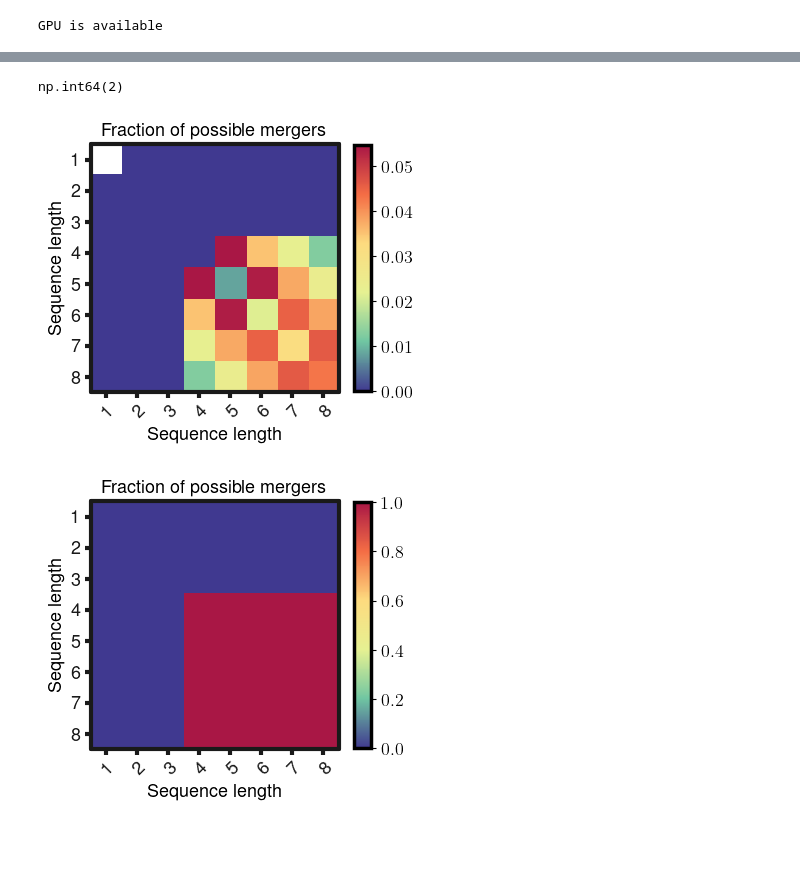
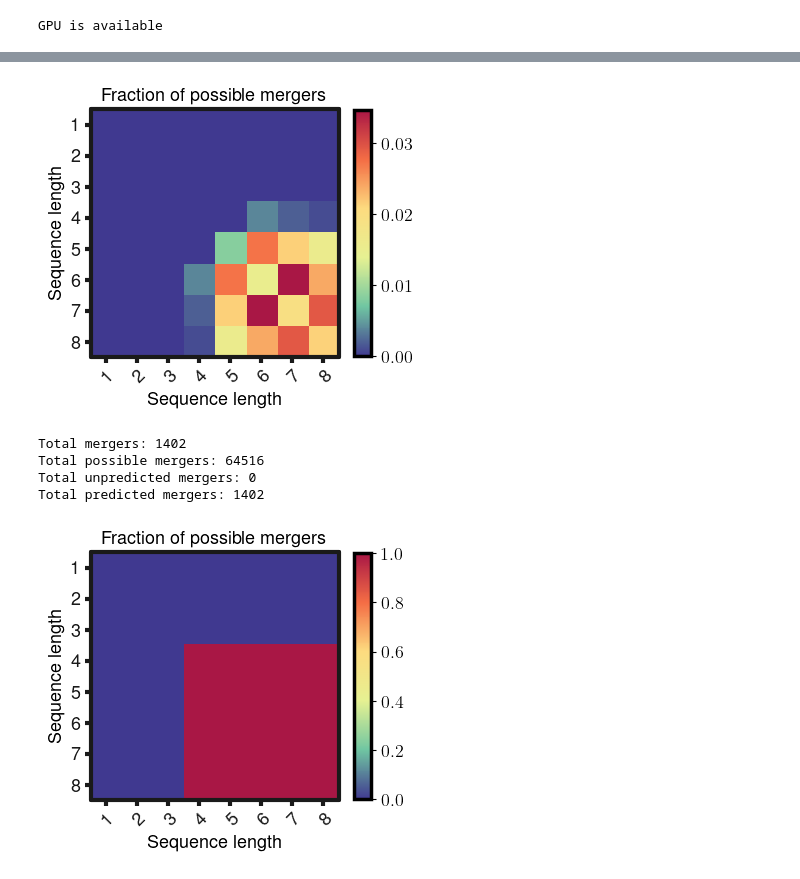
Before and after one commit to loekvanrossem/rnn_structure, a Jupyter notebook: parity/main.ipynb, the cells around one changed output, grey strips where cells are left out. Saved outputs shown, nothing was run; the diff lists cells and outputs as text; code cells hidden in the pictures; blank space fills up the shorter version.

Commit message:
Merger counting experiment added

```diff
--- a/parity/main.ipynb
+++ b/parity/main.ipynb
@@ -62,2 +58,0 @@ P, L, n_epochs, max_seq_len = int(P), int(L), int(n_epochs), int(max_seq_len)
-# %%
-max_seq_len = 10
@@ -190,0 +193,17 @@ else:
+# %%
+n_datapoints = sum(len(dataset) for dataset in analysis_data)
+
+publication.set_color_mixed()
+plt.figure(figsize=(8, 3))
+plt.plot(train_loss, label="Training loss")
+plt.plot(val_loss, label="Validation loss")
+# plt.plot(n_states / n_datapoints, label="Number of states", zorder=0, color="0.5")
+plt.plot(n_states / n_datapoints, label="Number of states", zorder=0)
+# plt.plot(n_exit / n_datapoints)
+plt.xlabel("epochs")
+plt.ylim(0)
+plt.legend()
+if save:
+    publication.plt_show(save_path=f"plots/automaton_dynamics/{settings}_loss")
+else:
+    publication.plt_show()
@@ -306,45 +334,64 @@ else:
-# %%
-np.sum([[y_1 == y_2 for y_1 in outputs_1] for y_2 in outputs_2])
-# %% [output]
-np.int64(2)
 # %%
 ## Plot number of state mergers per sequence length pairs
 last_epoch = int(data_hid.index.get_level_values("Epoch")[-1])
 data_hid_analyze = data_hid.query("Dataset != -1").query(f"Epoch == {last_epoch}")
 cutoff = 0.01 * std
 
+
 merger_counts = np.zeros((len(training_datasets), len(training_datasets)))
+total_mergers = 0
+total_possible_mergers = 0
+total_pred_mergers = 0
+total_unpred_mergers = 0
 for dataset_1, hid_1 in data_hid_analyze.groupby("Dataset"):
     h_1 = hid_1.to_numpy()
-    outputs_1 = np.argmax(training_datasets[dataset_1].tensors[1].cpu(), axis=1)
+    labels_1 = hid_1.index.get_level_values("Input").to_numpy()
+    outputs_1 = [problem(list(map(int, x))) for x in labels_1]
     for dataset_2, hid_2 in data_hid_analyze.groupby("Dataset"):
+        if dataset_1 == 0 and dataset_2 == 0:
+            break
         h_2 = hid_2.to_numpy()
-        outputs_2 = np.argmax(training_datasets[dataset_2].tensors[1].cpu(), axis=1)
+        labels_2 = hid_2.index.get_level_values("Input").to_numpy()
+        outputs_2 = [problem(list(map(int, x))) for x in labels_2]
         H = scipy.spatial.distance_matrix(h_1, h_2)
         mergers = H < cutoff
-        possible_mergers = np.sum(
-            [[y_1 == y_2 for y_1 in outputs_1] for y_2 in outputs_2]
+        possible_mergers = np.array(
+            [[y_1 == y_2 for y_2 in outputs_2] for y_1 in outputs_1]
         )
+        possible_mergers_sum = int(np.sum(possible_mergers) / 2)
         if dataset_1 == dataset_2:
             np.fill_diagonal(mergers, False)
-            possible_mergers -= len(hid_1)
-        count = int(np.sum(mergers)) / possible_mergers
-        merger_counts[dataset_1, dataset_2] = count
+            possible_mergers_sum -= len(hid_1) / 2
+        count = int(np.sum(mergers) / 2)
+        merger_counts[dataset_1, dataset_2] = count / possible_mergers_sum
+
+        total_mergers += count
+        total_possible_mergers += int(possible_mergers_sum)
+        total_pred_mergers += int(np.sum(mergers * possible_mergers) / 2)
+        total_unpred_mergers += int(np.sum(mergers * np.invert(possible_mergers)) / 2)
 
 labels = np.arange(1, len(training_datasets) + 1)
 plt.figure(figsize=(4, 4))
 publication.set_color_gradient(0)
 plt.imshow(merger_counts)
 plt.xlabel("Sequence length")
 plt.ylabel("Sequence length")
 plt.title("Fraction of possible mergers")
 publication.im_show(
     x_labels=labels,
     y_labels=labels,
     save_path=f"plots/{settings}_mergers",
 )
+print(f"Total mergers: {total_mergers}")
+print(f"Total possible mergers: {total_possible_mergers}")
+print(f"Total unpredicted mergers: {total_unpred_mergers}")
+print(f"Total predicted mergers: {total_pred_mergers}")
 # %% [output]
-[figure, old version]
+[figure, new version]
+Total mergers: 1402
+Total possible mergers: 64516
+Total unpredicted mergers: 0
+Total predicted mergers: 1402
 # %%
 max_len = training_datasets[-1][0][0].shape[0]
 labels = np.arange(1, len(training_datasets) + 1)
```
Also changed, not shown: parts of 17 cells of this notebook, 5 other files.
